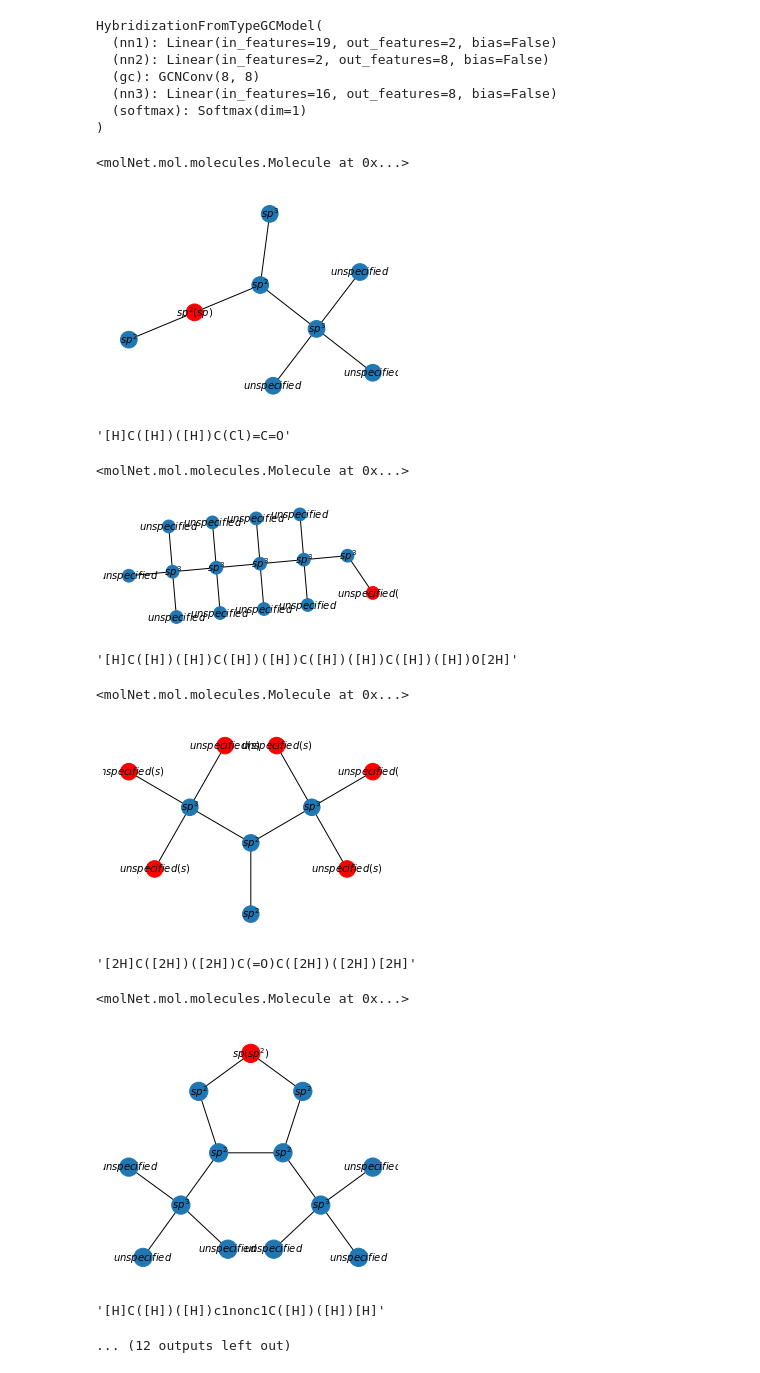
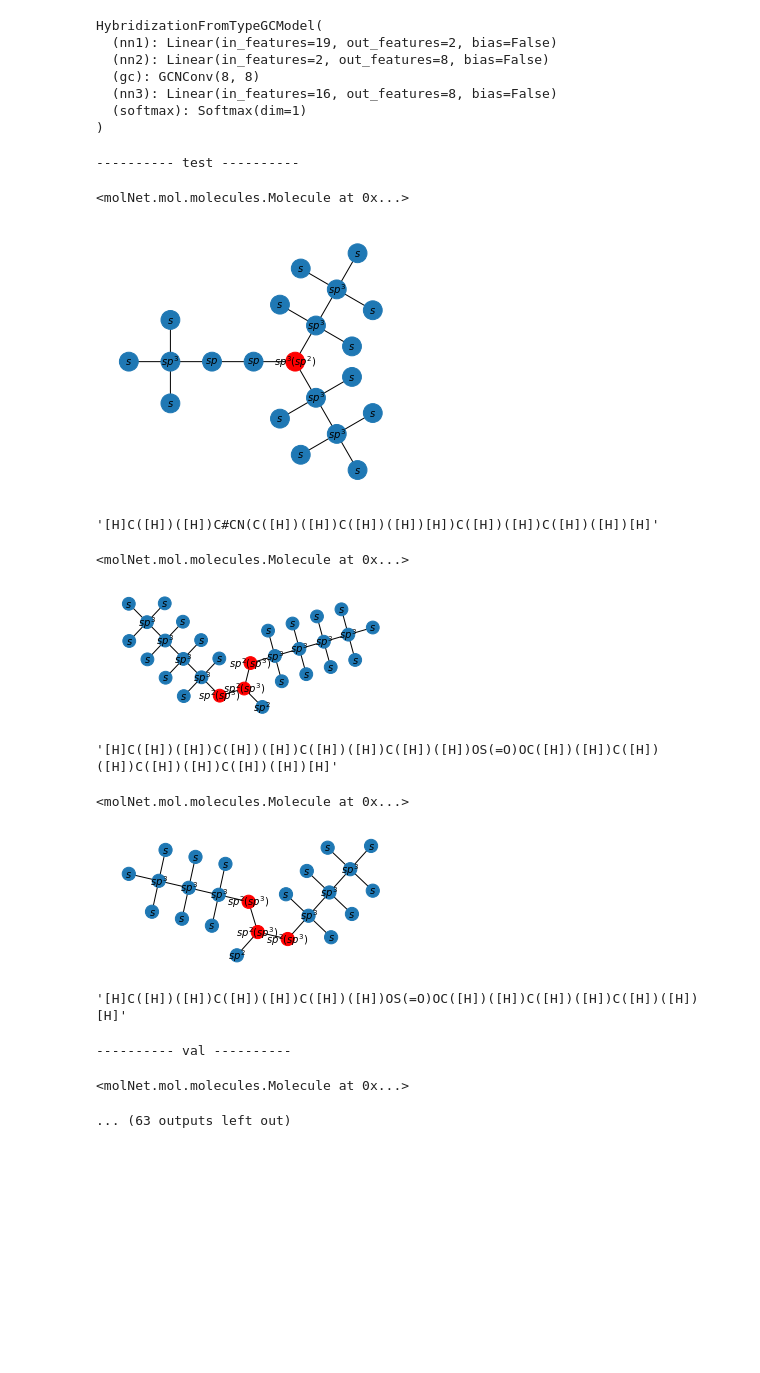
Before and after one commit to JulianKimmig/molNet, a Jupyter notebook: dev/black_box/notebooks/Untitled.ipynb, the cells around one changed output. Saved outputs shown, nothing was run; the diff lists cells and outputs as text; code cells hidden in the pictures; blank space fills up the shorter version.

```diff
--- a/dev/black_box/notebooks/Untitled.ipynb
+++ b/dev/black_box/notebooks/Untitled.ipynb
@@ -28,8 +28,8 @@ SEED=2
 TEST_SMILES='COc1ccccc1[N+](=O)[O-]'
 DEFAULT_PATIENCE=10
 
-REDRAW=False
-REMODEL=False
+REDRAW=True
+REMODEL=True
 
 
 if REMODEL:
@@ -555,9 +556,26 @@ dataset = dataset.append({
 },ignore_index=True)
 
 
-dataset["rd_mol"] = dataset['SMILES'].apply(lambda s: Chem.MolFromSmiles(s))
+from rdkit.Chem.rdmolops import ReplaceSubstructs
+patt1 = Chem.MolFromSmarts('[1H]')
+patt2 = Chem.MolFromSmarts('[2H]')
+repl = Chem.MolFromSmarts('[H]')
+
+
+has_fags=dataset.index[dataset["SMILES"].apply(lambda x: "*" in x)]
+dataset.drop(has_fags,inplace=True)
+
+dataset["rd_mol"] = dataset['SMILES'].apply(lambda s:Chem.MolFromSmiles(s))
+
 no_mols = dataset.index[~dataset["rd_mol"].apply(lambda x: isinstance(x,Chem.Mol))]
 dataset.drop(no_mols,inplace=True)
+
+
+
+dataset["rd_mol"] = dataset['rd_mol'].apply(lambda mol:
+                                           ReplaceSubstructs(ReplaceSubstructs(Chem.AddHs(mol),
+                                                             patt1,repl,replaceAll=True)[0],patt2,repl,replaceAll=True)[0])
+
 dataset["SMILES"] = dataset['rd_mol'].apply(lambda s: Chem.MolToSmiles(s))
 dataset["molar_mass"] = dataset['rd_mol'].apply(lambda mol: Chem.Descriptors.MolWt(mol))
 dataset = dataset.rename({'PREFERRED_NAME':'name'},axis=1)
@@ -584,9 +602,9 @@ dataset["pre_graphs"]=mol_graphs
 
 
 dataset["hybridization"] = dataset['pre_graphs'].apply(lambda mg: np.array([atom_hybridization_one_hot(a) for a in mg.mol.GetAtoms()]))
-dataset["hybridization_t"] = dataset['hybridization'].apply(lambda h: h.T)
-for i,s in enumerate(atom_hybridization_one_hot.describe_features()):
-    dataset[s]=dataset["hybridization"].apply(lambda h:h[:,i])
+#dataset["hybridization_t"] = dataset['hybridization'].apply(lambda h: h.T)
+#for i,s in enumerate(atom_hybridization_one_hot.describe_features()):
+#    dataset[s]=dataset["hybridization"].apply(lambda h:h[:,i])
 
 c_atom_symbol_featurizer = atom_symbol_one_hot_from_set(dataset["rd_mol"],only_mass=True)
 dataset
@@ -1116,13 +1134,13 @@ for each if this possible inputs the relevant network structure can be extracted
 # %%
 interpretations={
     ('H','1'):
-    """For a hydrogen with a single bond, the result should be 'undefined', sincethe single §1s§ orbital does not hybridize.
-    As can be seen in the network the strongest influence (higheest weight) between the input and the hidden layer is beween the
+    """For a hydrogen with a single bond, the result should be $s$, sincethe single $1s$ orbital does not hybridize.
+    As can be seen in the network the strongest influence (highest weight) between the input and the hidden layer is beween the
     atom type featuization ('H') and the first hidden neuron. Since the weight is negative the resulting neuron value is also negative.
     The second hidden neuron has a positive value, since both active input neurons are conencted via a positive weight.
     The output node with the highest output value will be the one, which is connected to the first (negative) hidden note with a negive weight
     and with the second hidden note via a positive weight.
-    As can be seen in the graph representation, this is indeed the case for the last output noden, wich encodes the 'undefined' hybridization.
+    As can be seen in the graph representation, this is indeed the case for the last output noden, wich encodes the $s$ hybridization.
     """,
 ('O','1'):
     """An oxigen atom with a single bonding partners is predicted to be $sp^2$ hybridized.
@@ -1411,7 +1422,7 @@ short_hybrid = np.array(["$"+s.split()[1].lower().replace("2","^2").replace("3",
 
 
 model,data = default_model_run("HybridizationFromTypeGCModel",model,loader,
-                  force_run=REMODEL or True,
+                  force_run=REMODEL,
                   #force_test_data_reload=True,
                 #min_epochs=25,
                                early_stopping=True,
@@ -1469,7 +1482,9 @@ for s in subgroups:
     map_list = np.array([ind_map[x] for x in sorted(ind_map)])
     sgd.append((qmol,map_list))
 
-for _loader in [loader.test_dataloader(),loader.val_dataloader(),loader.train_dataloader()]:
+loader_names=("test","val","train")
+for i,_loader in enumerate([loader.test_dataloader(),loader.val_dataloader(),loader.train_dataloader()]):
+    print("-"*10,loader_names[i],"-"*10,)
     for d in _loader:
         pred=model(d)
         bad_pred=pred.argmax(1)!=d.y.argmax(1)
@@ -1485,43 +1500,43 @@ for _loader in [loader.test_dataloader(),loader.val_dataloader(),loader.train_da
             node_color=np.array(['#1f78b4']*len(graph))
             node_color[wrong_l]="red"
             l=l_true.copy()
             l[wrong_l]=l_pred[wrong_l]+"("+l_true[wrong_l]+")"
 
             mol=graph.molecule.mol
             found=False
             for sg in sgd:
                 if found:
                     break
                 #display(sg[0])
                 for match in mol.GetSubstructMatches( sg[0] ):
                     match=np.array(match)
                     ##print(sg[1])
                     mas = match[sg[1]]
                     if any(np.where(wrong_l)[0]==mas):
                         found=True
                         break
 
             if not found:
                 display(graph.molecule)
                 f = graph.get_fig(labels=l.tolist(),node_color=node_color)
                 plt.show()
                 plt.close()
                 display(Chem.MolToSmiles(graph.molecule.mol))
             #l = short_hybrid[pred[indices].detach().numpy().argmax(1)].tolist()
             #f = graph.get_fig(labels=l)
             #plt.show()
             #plt.close()
 # %% [output]
-<molNet.mol.molecules.Molecule at 0x...>
+---------- test ----------
+<molNet.mol.molecules.Molecule at 0x...>
-[figure, old version]
+[figure, new version]
-'[H]C([H])([H])C(Cl)=C=O'
-<molNet.mol.molecules.Molecule at 0x...>
+'[H]C([H])([H])C#CN(C([H])([H])C([H])([H])[H])C([H])([H])C([H])([H])[H]'
+<molNet.mol.molecules.Molecule at 0x...>
-[figure, old version]
+[figure, new version]
-'[H]C([H])([H])C([H])([H])C([H])([H])C([H])([H])O[2H]'
-<molNet.mol.molecules.Molecule at 0x...>
+'[H]C([H])([H])C([H])([H])C([H])([H])C([H])([H])OS(=O)OC([H])([H])C([H])([H])C([H])([H])C([H])([H])[H]'
+<molNet.mol.molecules.Molecule at 0x...>
-[figure, old version]
+[figure, new version]
-'[2H]C([2H])([2H])C(=O)C([2H])([2H])[2H]'
-<molNet.mol.molecules.Molecule at 0x...>
+'[H]C([H])([H])C([H])([H])C([H])([H])OS(=O)OC([H])([H])C([H])([H])C([H])([H])[H]'
-[figure, removed]
-'[H]C([H])([H])c1nonc1C([H])([H])[H]'
+---------- val ----------
-... (12 outputs left out)
+<molNet.mol.molecules.Molecule at 0x...>
+... (63 outputs left out)
```
Also changed, not shown: parts of 17 cells of this notebook.
